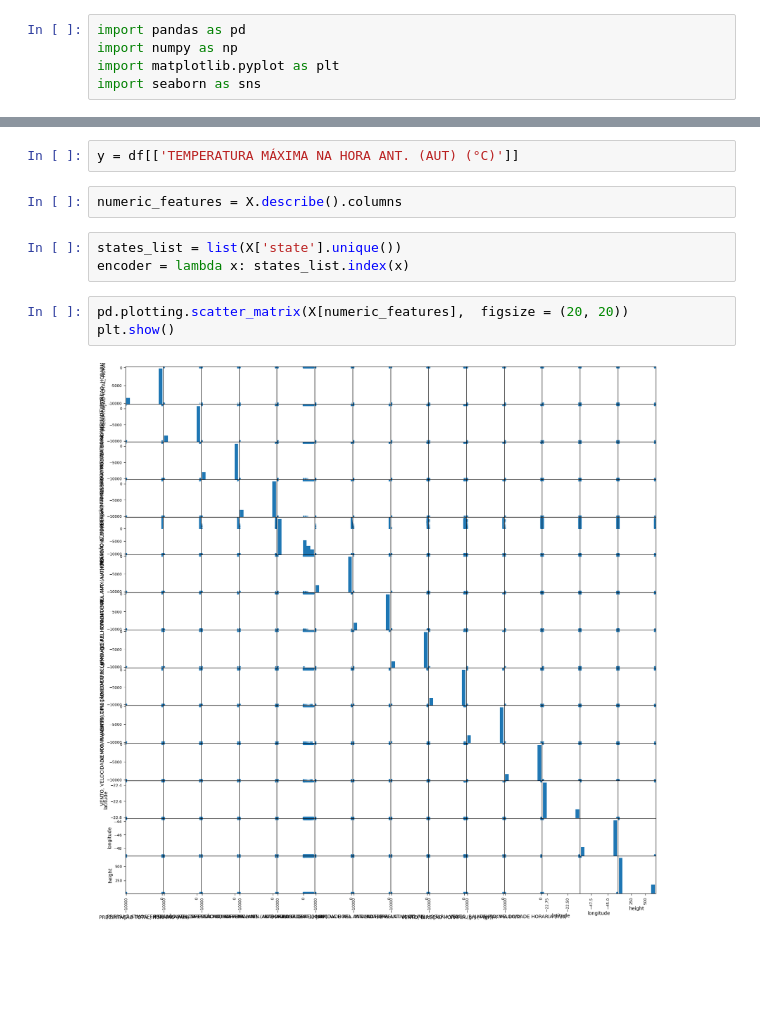
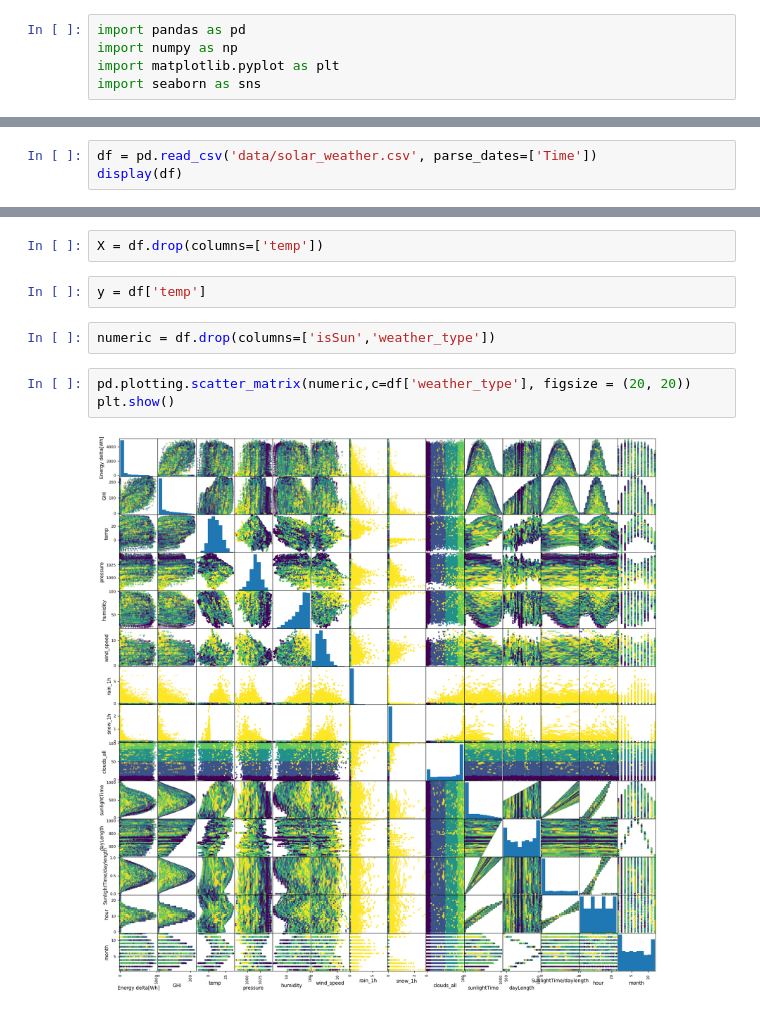
Before and after one commit to MichaelTheFear/INF1038_Aprendizado_Automatico_Trab_1, a Jupyter notebook: AnalExplora.ipynb, the cells around one changed output, grey strips where cells are left out. Cells and saved outputs as stored; diff of their text form; blank space fills up the shorter version.

Commit message:
Changed dataset to solar_weather

```diff
--- a/AnalExplora.ipynb
+++ b/AnalExplora.ipynb
@@ -25,0 +6,3 @@ display(df)
+# %%
+df = pd.read_csv('data/solar_weather.csv', parse_dates=['Time'])
+display(df)
@@ -73,12 +44,11 @@ X = df[['Data', 'Hora', 'PRECIPITAÇÃO TOTAL, HORÁRIO (mm)',
-# %%
-y = df[['TEMPERATURA MÁXIMA NA HORA ANT. (AUT) (°C)']]
-# %%
-numeric_features = X.describe().columns
-# %%
-states_list = list(X['state'].unique())
-encoder = lambda x: states_list.index(x)
+# %%
+X = df.drop(columns=['temp'])
+# %%
+y = df['temp']
+# %%
+numeric = df.drop(columns=['isSun','weather_type'])
 # %%
-pd.plotting.scatter_matrix(X[numeric_features],  figsize = (20, 20))
+pd.plotting.scatter_matrix(numeric,c=df['weather_type'], figsize = (20, 20))
 plt.show()
 # %% [output]
-[figure, old version]
+[figure, new version]
```
Also changed, not shown: parts of 5 cells of this notebook, 2 other files.
